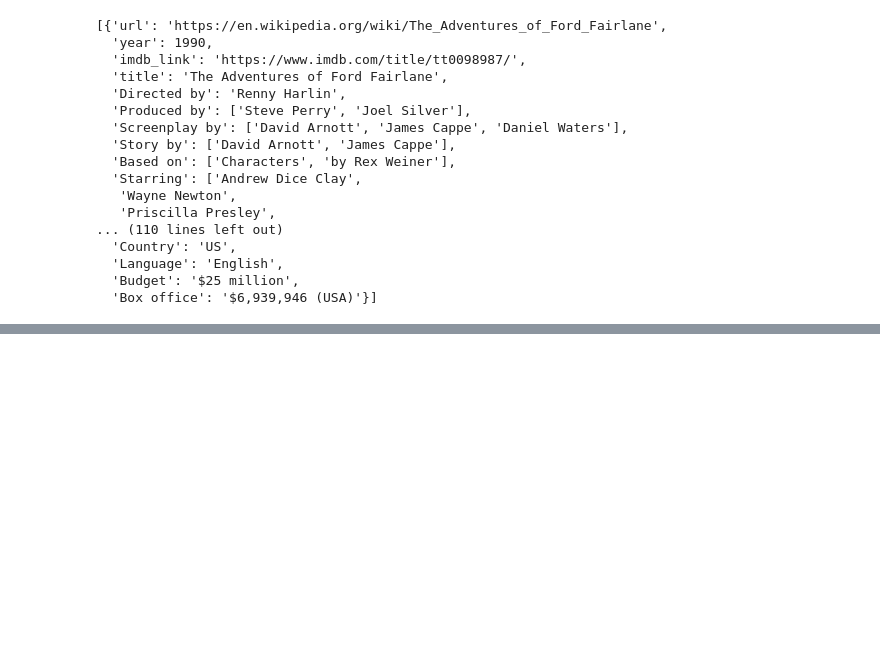
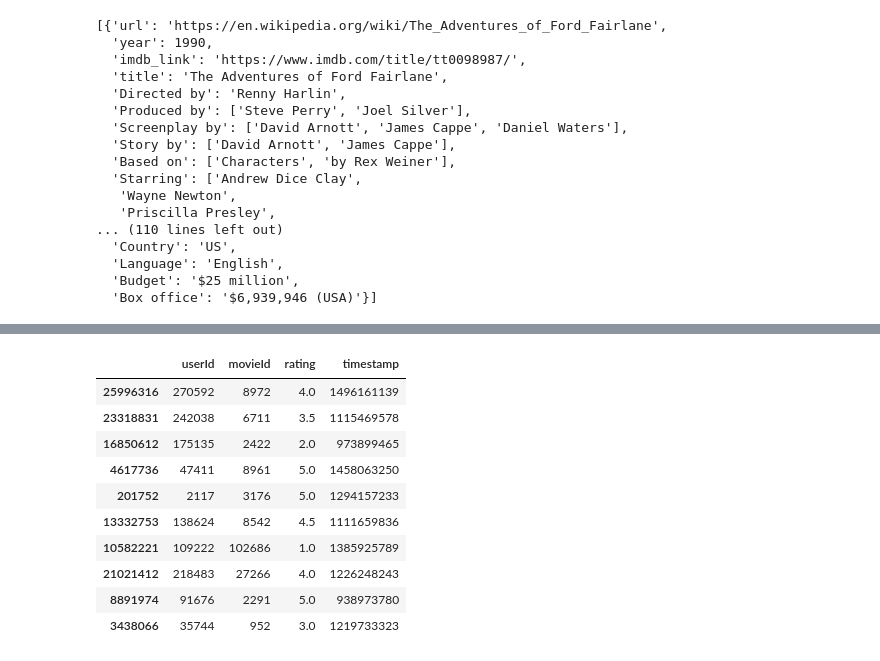
Before and after one commit to Melberoni/Movies-ETL, a Jupyter notebook: explore_data.ipynb, the cells around one changed output, grey strips where cells are left out. Drawn from its saved outputs; the diff is of its cells as text; code cells hidden in the pictures; blank space fills up the shorter version.

```diff
--- a/explore_data.ipynb
+++ b/explore_data.ipynb
@@ -34,0 +101,14 @@ wiki_movies_raw[:5]
+# %%
+ratings.sample(n=10)
+# %% [output]
+|  | userId | movieId | rating | timestamp |
+| 25996316 | 270592 | 8972 | 4.0 | 1496161139 |
+| 23318831 | 242038 | 6711 | 3.5 | 1115469578 |
+| 16850612 | 175135 | 2422 | 2.0 | 973899465 |
+| 4617736 | 47411 | 8961 | 5.0 | 1458063250 |
+| 201752 | 2117 | 3176 | 5.0 | 1294157233 |
+| 13332753 | 138624 | 8542 | 4.5 | 1111659836 |
+| 10582221 | 109222 | 102686 | 1.0 | 1385925789 |
+| 21021412 | 218483 | 27266 | 4.0 | 1226248243 |
+| 8891974 | 91676 | 2291 | 5.0 | 938973780 |
+| 3438066 | 35744 | 952 | 3.0 | 1219733323 |
```
Also changed, not shown: parts of 11 cells of this notebook, 1 other file.
